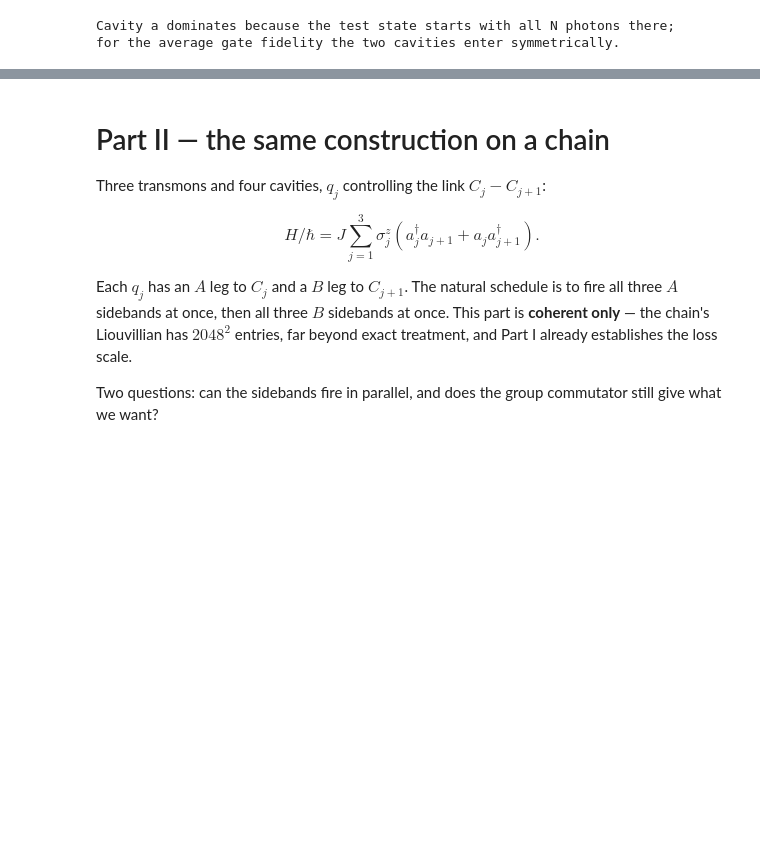
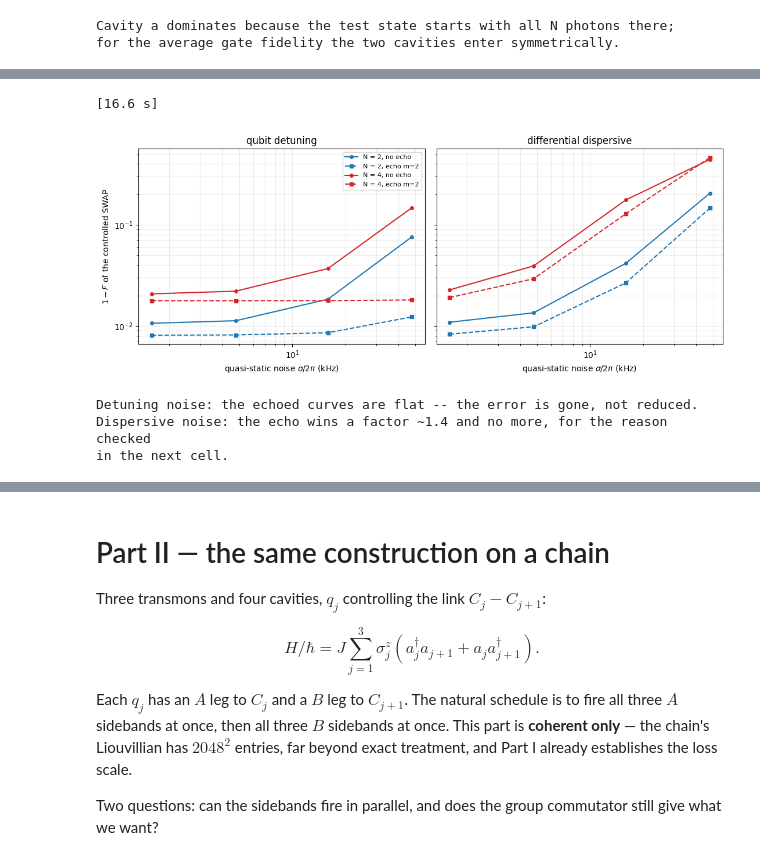
Before and after one commit to TunmayGerg/quantum-simulation-code, a Jupyter notebook: Quantum control/ge_controlled_swap_trotter.ipynb, the cells around one changed output, grey strips where cells are left out. Cells and saved outputs as stored; diff of their text form; code cells hidden in the pictures; blank space fills up the shorter version.

```diff
--- a/Quantum control/ge_controlled_swap_trotter.ipynb
+++ b/Quantum control/ge_controlled_swap_trotter.ipynb
@@ -973,0 +1578,58 @@ for the average gate fidelity the two cavities enter symmetrically.
+# %%
+# ---- quasi-static (slowly drifting) noise, averaged over a Gaussian ensemble -------
+# F_e is LINEAR in the channel, so averaging the channel over a static parameter is the
+# same as averaging F_e.  Gauss-Hermite quadrature does the average in 9 points.
+GH_NODES, GH_WEIGHTS = np.polynomial.hermite_e.hermegauss(9)
+GH_WEIGHTS = GH_WEIGHTS / GH_WEIGHTS.sum()
+
+
+def ensemble_infidelity(s, name, nsteps, m, sigma, op, N):
+    """Average gate infidelity for a quasi-static error  x*op  with x ~ Normal(0, sigma)."""
+    U_t, log = cswap_target(s), logical_sector(s, N)
+    d = len(log)
+    segs0 = echo_pulses(s, name, nsteps, m)
+    F_e = 0.0
+    for x, w in zip(GH_NODES, GH_WEIGHTS):                  # one shot per node
+        U = pulse_product(with_error(s, segs0, op, sigma * x), s.D)
+        F_e += w * abs(np.trace(U_t[:, log].conj().T @ U[:, log])) ** 2 / d ** 2
+    return 1 - (d * F_e + 1) / (d + 1)
+
+
+t0 = time.time()
+SIGMAS = (0.0, 0.01, 0.03, 0.1, 0.3)          # rad/us  (0.3 rad/us = 48 kHz)
+ECHOES = ((0, "no echo"), (2, "echo m=2"), (1, "echo m=1"))
+rows = []
+for N_s, n_s in ((2, 10), (4, 20)):
+    s_s = Link(n_log=N_s)
+    errors = {"qubit detuning": s_s.Pe,
+              "differential dispersive": (s_s.na - s_s.nb) * s_s.Pe}
+    for err_name, op in errors.items():
+        for sigma in SIGMAS:
+            row = {"N": N_s, "error": err_name, "sigma (rad/us)": sigma,
+                   "sigma/2pi (kHz)": 1e3 * sigma / (2 * np.pi)}
+            for m, label in ECHOES:
+                row[label] = ensemble_infidelity(s_s, "Wsym", n_s, m, sigma, op, N_s)
+            rows.append(row)
+ens = pd.DataFrame(rows)
+display(ens.set_index(["N", "error", "sigma (rad/us)"]))
+print(f"[{time.time()-t0:.1f} s]")
+
+fig, axes = plt.subplots(1, 2, figsize=(11, 4.4), sharey=True)
+for ax, err_name in zip(axes, ("qubit detuning", "differential dispersive")):
+    for N_s, colour in ((2, "tab:blue"), (4, "tab:red")):
+        sub = ens[(ens.N == N_s) & (ens.error == err_name) & (ens["sigma (rad/us)"] > 0)]
+        ax.loglog(sub["sigma/2pi (kHz)"], sub["no echo"], "o-", color=colour, ms=4,
+                  label=f"N = {N_s}, no echo")
+        ax.loglog(sub["sigma/2pi (kHz)"], sub["echo m=2"], "s--", color=colour, ms=4,
+                  label=f"N = {N_s}, echo m=2")
+    ax.set_xlabel(r"quasi-static noise $\sigma/2\pi$ (kHz)")
+    ax.set_title(err_name)
+    ax.grid(True, which="both", alpha=0.25)
+axes[0].set_ylabel(r"$1-F$ of the controlled SWAP")
+axes[0].legend(fontsize=8)
+plt.tight_layout()
+plt.show()
+print("Detuning noise: the echoed curves are flat -- the error is gone, not reduced.")
+print("Dispersive noise: the echo wins a factor ~1.4 and no more, for the reason checked")
+print("in the next cell.")
+# %% [output]
@@ -973,0 +1654,5 @@ for the average gate fidelity the two cavities enter symmetrically.
+[16.6 s]
+[figure, added]
+Detuning noise: the echoed curves are flat -- the error is gone, not reduced.
+Dispersive noise: the echo wins a factor ~1.4 and no more, for the reason checked
+in the next cell.
```
Also changed, not shown: parts of 15 cells of this notebook, 1 other file.
